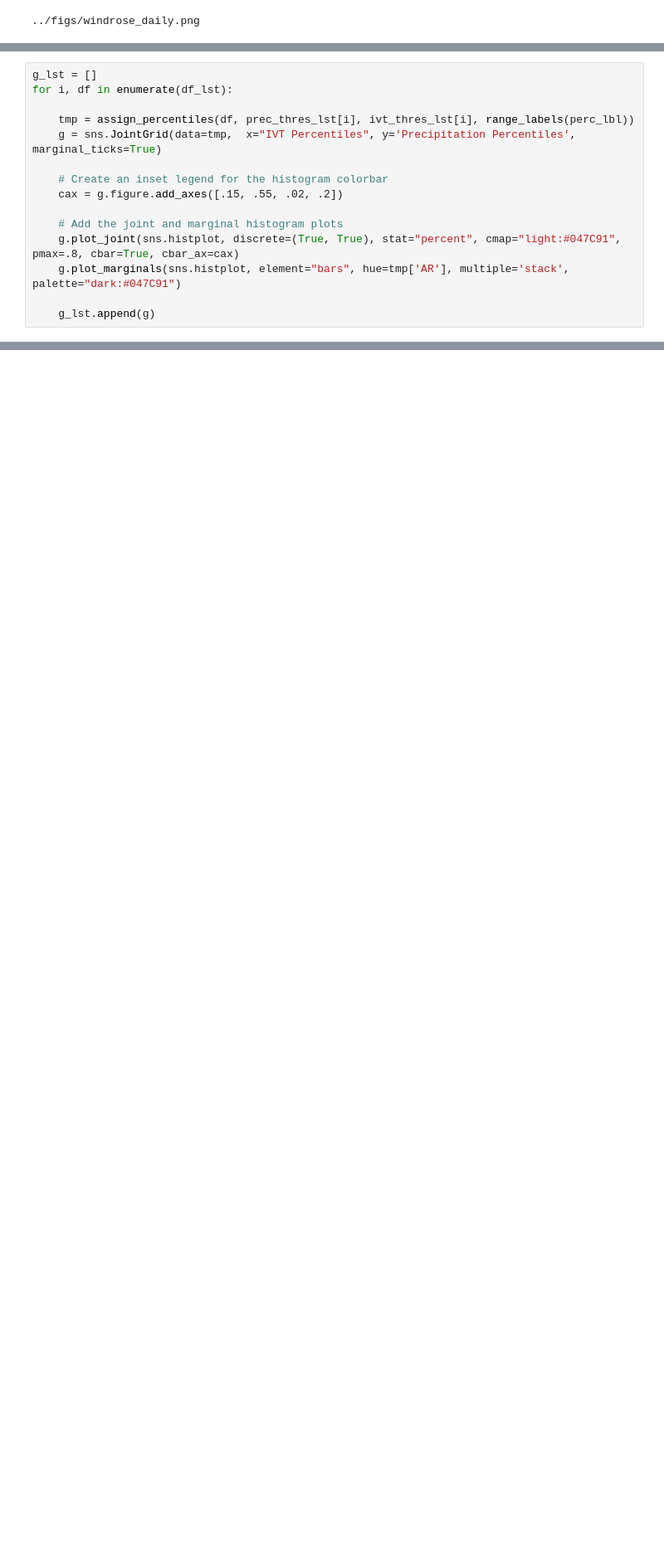
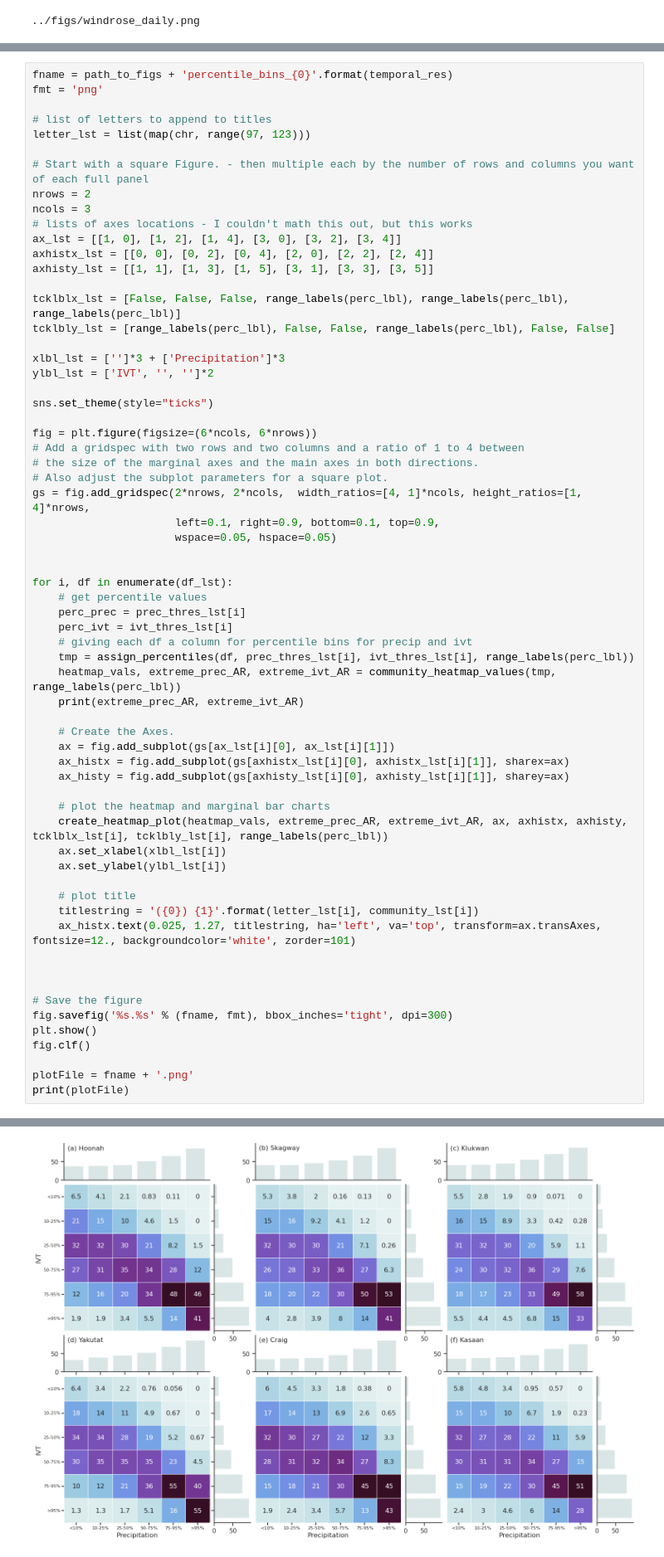
Before and after one commit to dlnash/SEAK_climatology, a Jupyter notebook: analysis/windrose_scatter.ipynb, the cells around one changed output, grey strips where cells are left out. Shown at 83% size. Saved outputs shown, nothing was run; the diff lists cells and outputs as text; blank space fills up the shorter version.

```diff
--- a/analysis/windrose_scatter.ipynb
+++ b/analysis/windrose_scatter.ipynb
@@ -651,15 +600,0 @@ g.plot_marginals(sns.histplot, element="bars", hue=tmp['AR'], multiple='stack',
-# %%
-g_lst = []
-for i, df in enumerate(df_lst):
-
-    tmp = assign_percentiles(df, prec_thres_lst[i], ivt_thres_lst[i], range_labels(perc_lbl))
-    g = sns.JointGrid(data=tmp,  x="IVT Percentiles", y='Precipitation Percentiles', marginal_ticks=True)
-
-    # Create an inset legend for the histogram colorbar
-    cax = g.figure.add_axes([.15, .55, .02, .2])
-
-    # Add the joint and marginal histogram plots
-    g.plot_joint(sns.histplot, discrete=(True, True), stat="percent", cmap="light:#047C91", pmax=.8, cbar=True, cbar_ax=cax)
-    g.plot_marginals(sns.histplot, element="bars", hue=tmp['AR'], multiple='stack', palette="dark:#047C91")
-
-    g_lst.append(g)
@@ -689,0 +603,65 @@ plt.show()
+# %%
+fname = path_to_figs + 'percentile_bins_{0}'.format(temporal_res)
+fmt = 'png'
+
+# list of letters to append to titles
+letter_lst = list(map(chr, range(97, 123)))
+
+# Start with a square Figure. - then multiple each by the number of rows and columns you want of each full panel
+nrows = 2
+ncols = 3
+# lists of axes locations - I couldn't math this out, but this works
+ax_lst = [[1, 0], [1, 2], [1, 4], [3, 0], [3, 2], [3, 4]]
+axhistx_lst = [[0, 0], [0, 2], [0, 4], [2, 0], [2, 2], [2, 4]]
+axhisty_lst = [[1, 1], [1, 3], [1, 5], [3, 1], [3, 3], [3, 5]]
+
+tcklblx_lst = [False, False, False, range_labels(perc_lbl), range_labels(perc_lbl), range_labels(perc_lbl)]
+tcklbly_lst = [range_labels(perc_lbl), False, False, range_labels(perc_lbl), False, False]
+
+xlbl_lst = ['']*3 + ['Precipitation']*3
+ylbl_lst = ['IVT', '', '']*2
+
+sns.set_theme(style="ticks")
+
+fig = plt.figure(figsize=(6*ncols, 6*nrows))
+# Add a gridspec with two rows and two columns and a ratio of 1 to 4 between
+# the size of the marginal axes and the main axes in both directions.
+# Also adjust the subplot parameters for a square plot.
+gs = fig.add_gridspec(2*nrows, 2*ncols,  width_ratios=[4, 1]*ncols, height_ratios=[1, 4]*nrows,
+                      left=0.1, right=0.9, bottom=0.1, top=0.9,
+                      wspace=0.05, hspace=0.05)
+
+
+for i, df in enumerate(df_lst):
+    # get percentile values
+    perc_prec = prec_thres_lst[i]
+    perc_ivt = ivt_thres_lst[i]
+    # giving each df a column for percentile bins for precip and ivt
+    tmp = assign_percentiles(df, prec_thres_lst[i], ivt_thres_lst[i], range_labels(perc_lbl))
+    heatmap_vals, extreme_prec_AR, extreme_ivt_AR = community_heatmap_values(tmp, range_labels(perc_lbl))
+    print(extreme_prec_AR, extreme_ivt_AR)
+
+    # Create the Axes.
+    ax = fig.add_subplot(gs[ax_lst[i][0], ax_lst[i][1]])
+    ax_histx = fig.add_subplot(gs[axhistx_lst[i][0], axhistx_lst[i][1]], sharex=ax)
+    ax_histy = fig.add_subplot(gs[axhisty_lst[i][0], axhisty_lst[i][1]], sharey=ax)
+
+    # plot the heatmap and marginal bar charts
+    create_heatmap_plot(heatmap_vals, extreme_prec_AR, extreme_ivt_AR, ax, axhistx, axhisty, tcklblx_lst[i], tcklbly_lst[i], range_labels(perc_lbl))
+    ax.set_xlabel(xlbl_lst[i])
+    ax.set_ylabel(ylbl_lst[i])
+
+    # plot title
+    titlestring = '({0}) {1}'.format(letter_lst[i], community_lst[i])
+    ax_histx.text(0.025, 1.27, titlestring, ha='left', va='top', transform=ax.transAxes, fontsize=12., backgroundcolor='white', zorder=101)
+
+
+
+# Save the figure
+fig.savefig('%s.%s' % (fname, fmt), bbox_inches='tight', dpi=300)
+plt.show()
+fig.clf()
+
+plotFile = fname + '.png'
+print(plotFile)
+# %% [output]
@@ -689,0 +674 @@ plt.show()
+[figure, added]
```
Also changed, not shown: parts of 17 cells of this notebook, 5 other files.
